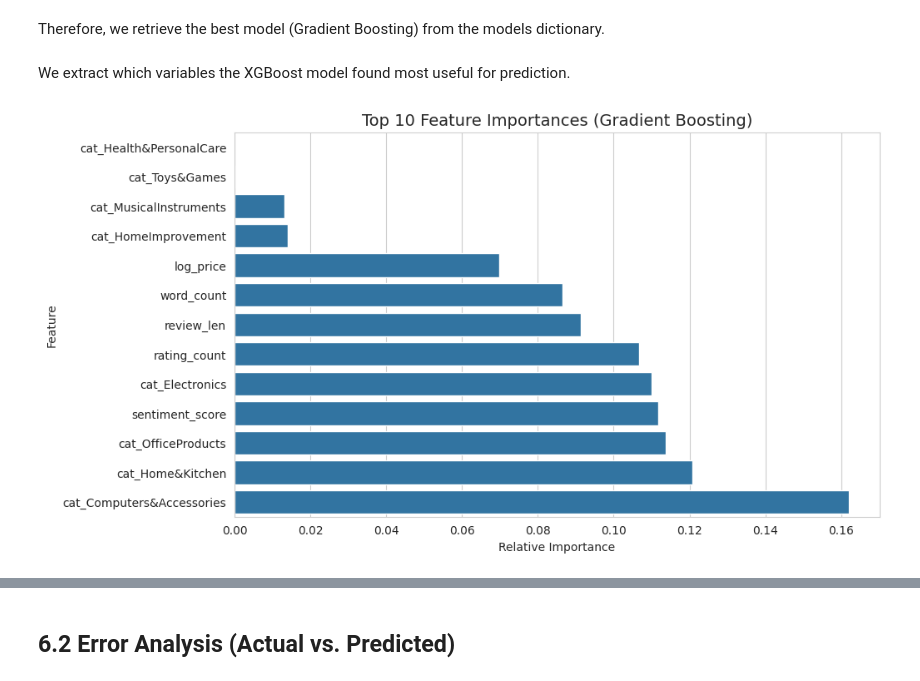
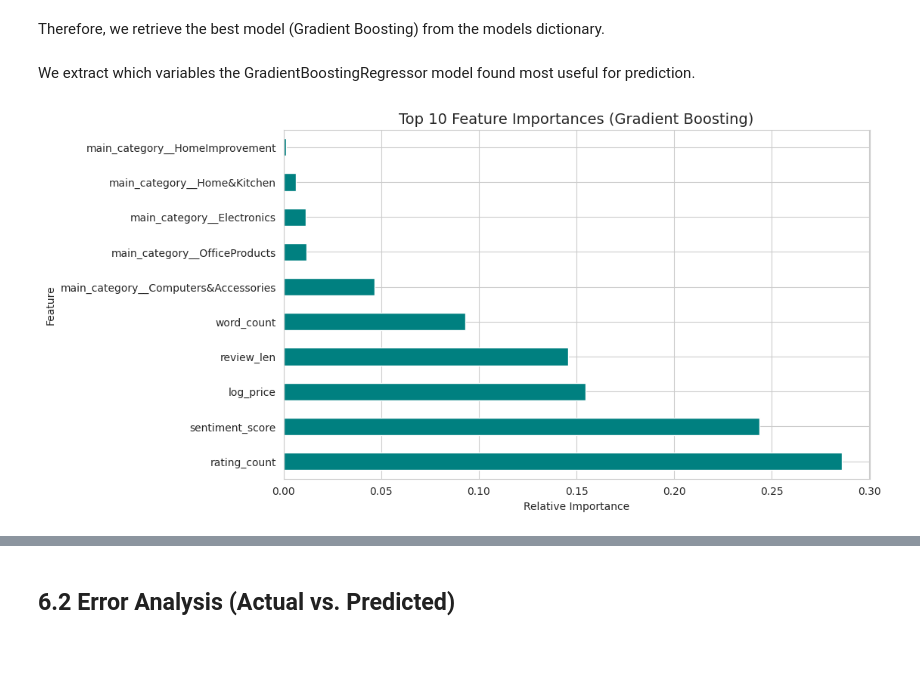
Before and after one commit to LeJ-04/amazon-products-rating-ml-project, a Jupyter notebook: ProjetML.ipynb, the cells around one changed output, grey strips where cells are left out. Drawn from its saved outputs; the diff is of its cells as text; code cells hidden in the pictures; blank space fills up the shorter version.

Commit message:
Modification model : we replace the library XGBoost to Scikit-Learn (XGBRegressor ---> GradientBoostingRegressor).

```diff
--- a/ProjetML.ipynb
+++ b/ProjetML.ipynb
@@ -649,7 +645,7 @@ data['log_price'] = np.log1p(data['discounted_price'])
 # %% [markdown]
 We convert the categorical main_category column into binary columns (0 or 1) so the machine learning algorithms can process this non-numeric data : it is the One-Hot Encoding.
 # %%
-data = pd.get_dummies(data, columns=['main_category'], prefix='cat', drop_first=True)
+data = pd.get_dummies(data, columns=['main_category'], prefix='main_category_', drop_first=True)
 # %% [markdown]
 We split the data into Training (80%) and Test (20%) sets. We use Stratified Shuffle Split on the rating variable to ensure both sets have the exact same proportion of high and low ratings, solving the class imbalance issue
 # %% [markdown]
@@ -704,7 +691,7 @@ We initialize Linear Regression (Baseline) , Random Forest (Bagging) to capture
 models = {
     "Linear Regression": LinearRegression(),
     "Random Forest": RandomForestRegressor(n_estimators=100, random_state=42),
-    "Gradient Boosting": XGBRegressor(n_estimators=100, learning_rate=0.1, random_state=42)
+    "Gradient Boosting": GradientBoostingRegressor(n_estimators=100, max_depth=5, learning_rate=0.1, random_state=42)
 }
 # %% [markdown]
 We separate the features (X) from the target (y). We drop intermediate columns like full_review (text) and main_category (string) because the model only accepts the numerical vectors we created in Part 3. We use the scaled training data from the previous step.
@@ -731,6 +718,6 @@ train_set.dtypes
 dtype: object
 # %%
-cat_cols = [col for col in train_set.columns if col.startswith('cat_')]
+cat_cols = [col for col in train_set.columns if col.startswith('main_category_')]
 selected_features = ['log_price', 'sentiment_score', 'rating_count', 'review_len', 'word_count'] + cat_cols
 
 X_train = train_set[selected_features]
@@ -821,20 +805,17 @@ Therefore, we retrieve the best model (Gradient Boosting) from the models dictio
 best_model_name = "Gradient Boosting"
 best_model = models[best_model_name]
 # %% [markdown]
-We extract which variables the XGBoost model found most useful for prediction.
+We extract which variables the GradientBoostingRegressor model found most useful for prediction.
 # %%
 importances = best_model.feature_importances_
-
 feature_names = X_train.columns
-feature_imp_df = pd.DataFrame({'Feature': feature_names, 'Importance': importances})
-
-top_features = feature_imp_df.sort_values(by='Importance')
+feat_importances = pd.Series(importances, index=feature_names).sort_values(ascending=False)
 
 plt.figure(figsize=(10, 6))
-sns.barplot(x='Importance', y='Feature', data=top_features)
-plt.title(f'Top 10 Feature Importances ({best_model_name})', fontsize=14)
+feat_importances.head(10).plot(kind='barh', color='teal')
+plt.title('Top 10 Feature Importances (Gradient Boosting)', fontsize=14)
 plt.xlabel('Relative Importance')
 plt.ylabel('Feature')
 plt.show()
 # %% [output]
-[figure, old version]
+[figure, new version]
```
Also changed, not shown: parts of 16 cells of this notebook.
